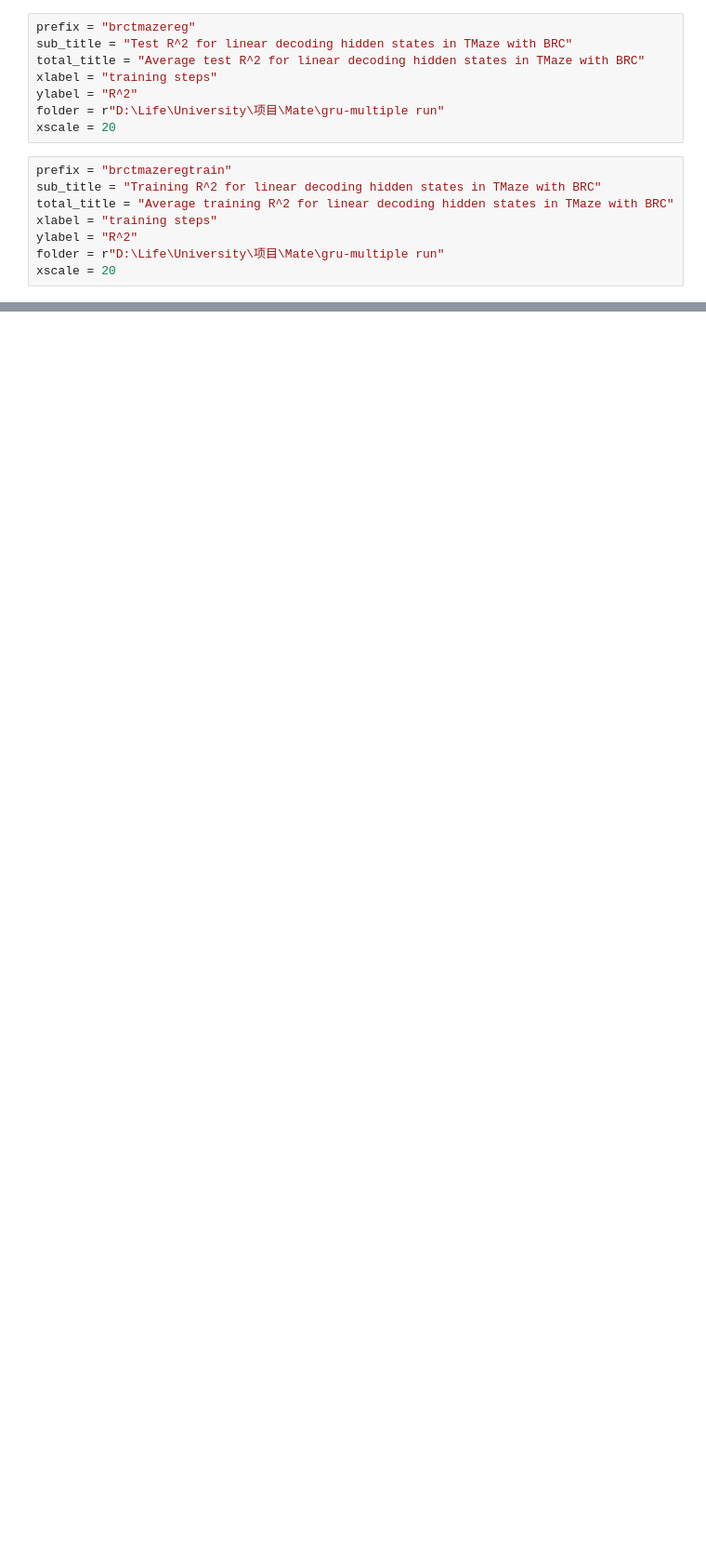
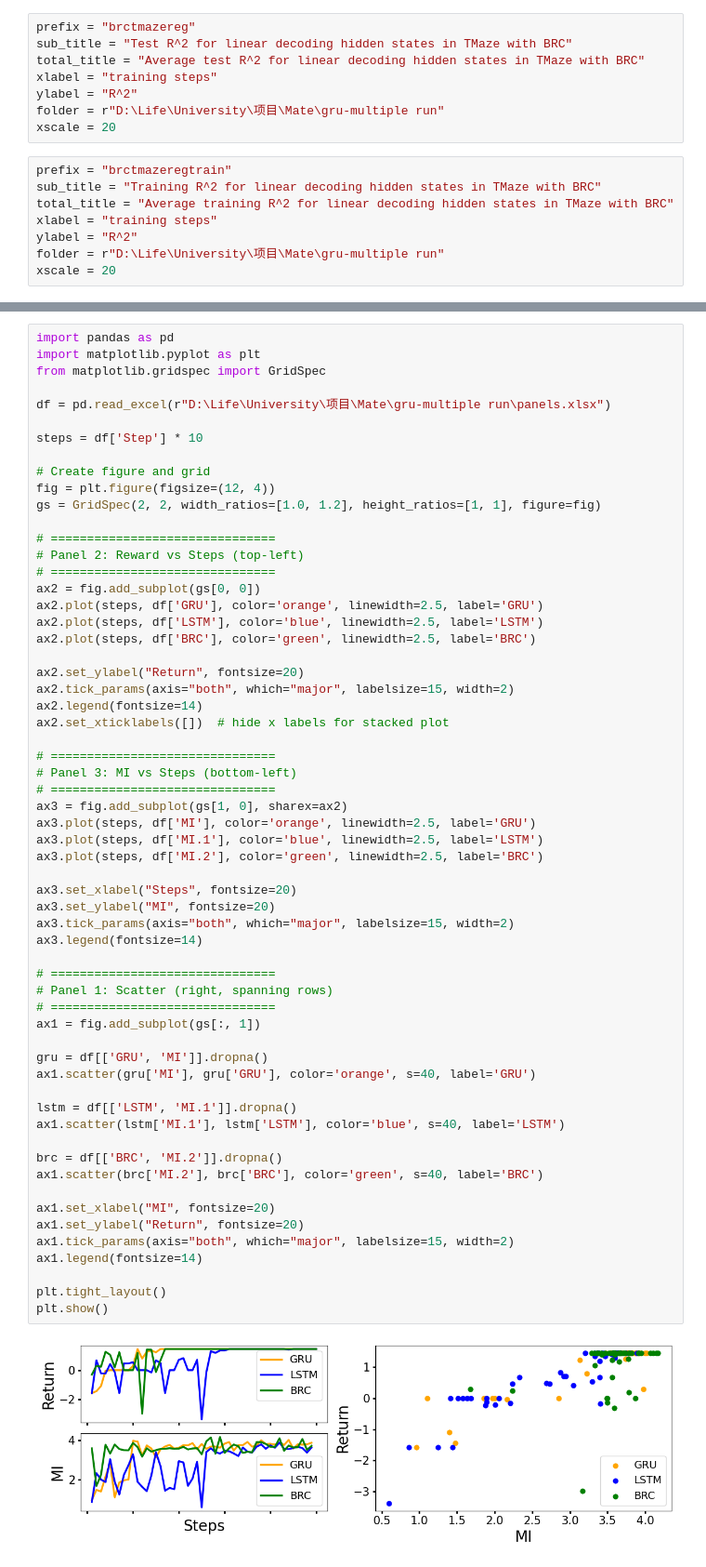
Before and after one commit to Jc2404/Value-RNN, a Jupyter notebook: plotter.ipynb, the cells around one changed output, grey strips where cells are left out. Shown at 93% size. Saved outputs shown, nothing was run; the diff lists cells and outputs as text; blank space fills up the shorter version.

```diff
--- a/plotter.ipynb
+++ b/plotter.ipynb
@@ -157,0 +585,62 @@ Average saved: D:\Life\University\项目\Mate\gru-multiple run\grutmazereg_mean.
+# %%
+import pandas as pd
+import matplotlib.pyplot as plt
+from matplotlib.gridspec import GridSpec
+
+df = pd.read_excel(r"D:\Life\University\项目\Mate\gru-multiple run\panels.xlsx")
+
+steps = df['Step'] * 10
+
+# Create figure and grid
+fig = plt.figure(figsize=(12, 4))
+gs = GridSpec(2, 2, width_ratios=[1.0, 1.2], height_ratios=[1, 1], figure=fig)
+
+# ===============================
+# Panel 2: Reward vs Steps (top-left)
+# ===============================
+ax2 = fig.add_subplot(gs[0, 0])
+ax2.plot(steps, df['GRU'], color='orange', linewidth=2.5, label='GRU')
+ax2.plot(steps, df['LSTM'], color='blue', linewidth=2.5, label='LSTM')
+ax2.plot(steps, df['BRC'], color='green', linewidth=2.5, label='BRC')
+
+ax2.set_ylabel("Return", fontsize=20)
+ax2.tick_params(axis="both", which="major", labelsize=15, width=2)
+ax2.legend(fontsize=14)
+ax2.set_xticklabels([])  # hide x labels for stacked plot
+
+# ===============================
+# Panel 3: MI vs Steps (bottom-left)
+# ===============================
+ax3 = fig.add_subplot(gs[1, 0], sharex=ax2)
+ax3.plot(steps, df['MI'], color='orange', linewidth=2.5, label='GRU')
+ax3.plot(steps, df['MI.1'], color='blue', linewidth=2.5, label='LSTM')
+ax3.plot(steps, df['MI.2'], color='green', linewidth=2.5, label='BRC')
+
+ax3.set_xlabel("Steps", fontsize=20)
+ax3.set_ylabel("MI", fontsize=20)
+ax3.tick_params(axis="both", which="major", labelsize=15, width=2)
+ax3.legend(fontsize=14)
+
+# ===============================
+# Panel 1: Scatter (right, spanning rows)
+# ===============================
+ax1 = fig.add_subplot(gs[:, 1])
+
+gru = df[['GRU', 'MI']].dropna()
+ax1.scatter(gru['MI'], gru['GRU'], color='orange', s=40, label='GRU')
+
+lstm = df[['LSTM', 'MI.1']].dropna()
+ax1.scatter(lstm['MI.1'], lstm['LSTM'], color='blue', s=40, label='LSTM')
+
+brc = df[['BRC', 'MI.2']].dropna()
+ax1.scatter(brc['MI.2'], brc['BRC'], color='green', s=40, label='BRC')
+
+ax1.set_xlabel("MI", fontsize=20)
+ax1.set_ylabel("Return", fontsize=20)
+ax1.tick_params(axis="both", which="major", labelsize=15, width=2)
+ax1.legend(fontsize=14)
+
+plt.tight_layout()
+plt.show()
+# %% [output]
+[figure, added]
```
Also changed, not shown: parts of 21 cells of this notebook, 4 other files.
